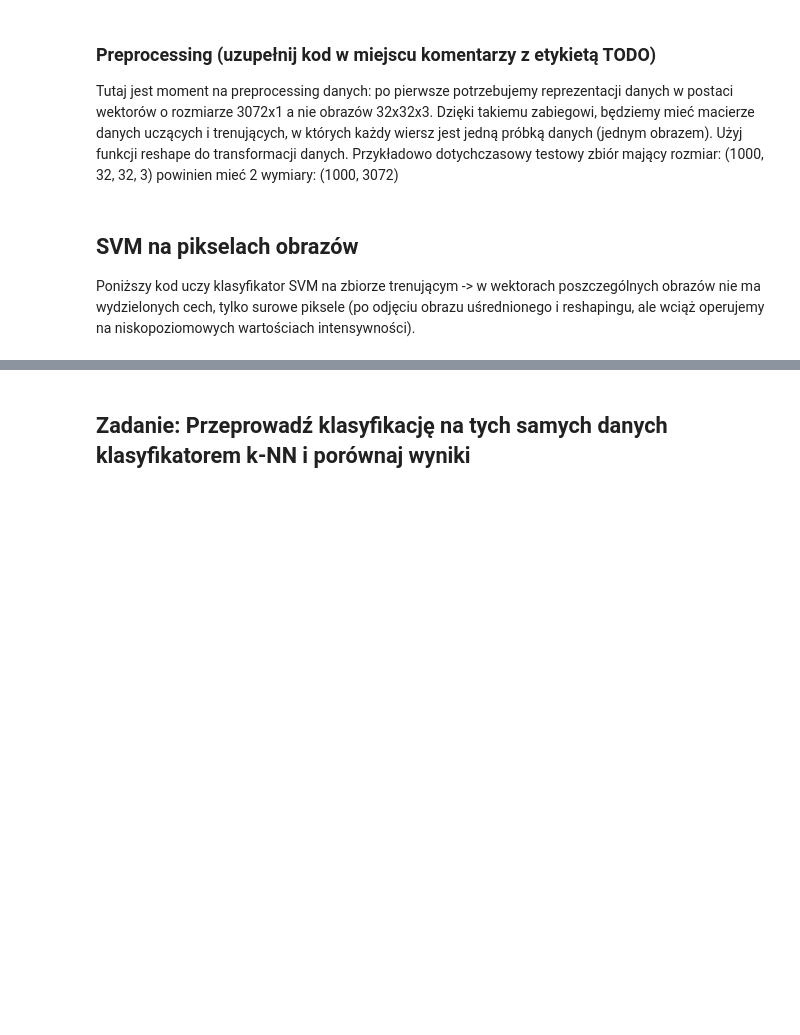
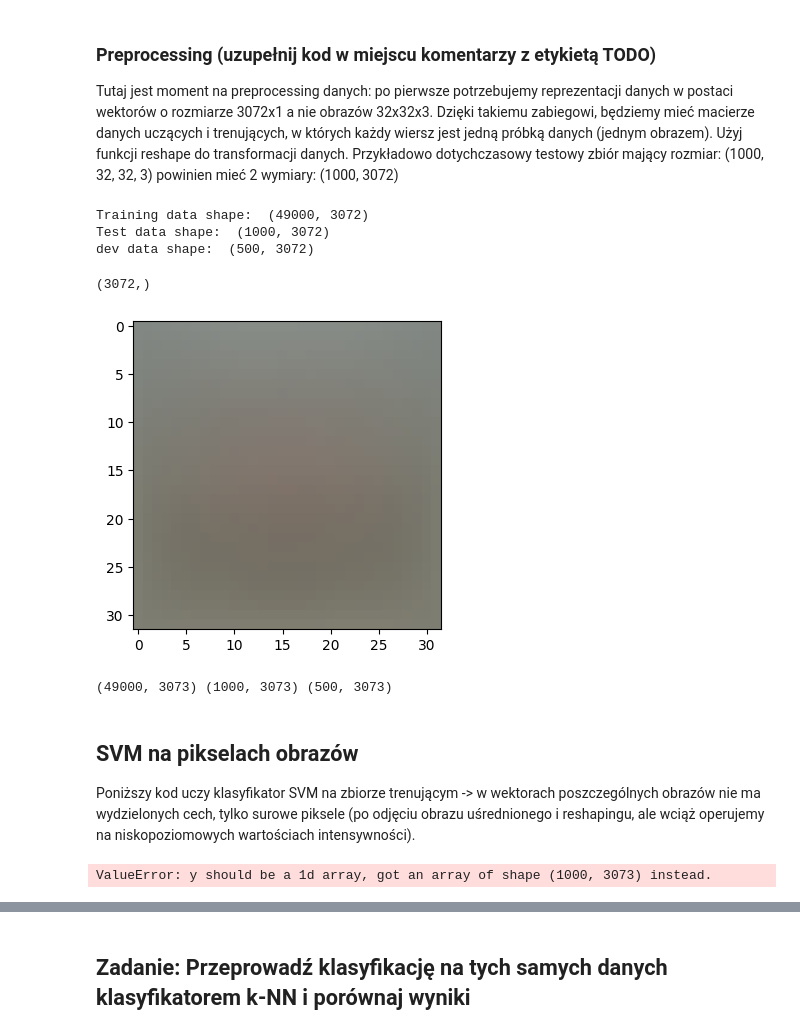
Before and after one commit to M3T1X1/UNIVERSITY, a Jupyter notebook: semester_6/image_recognition/2026_RO_lab05.ipynb, the cells around one changed output, grey strips where cells are left out. Cells and saved outputs as stored; diff of their text form; code cells hidden in the pictures; blank space fills up the shorter version.

Commit message:
image rec ex done

```diff
--- a/semester_6/image_recognition/2026_RO_lab05.ipynb
+++ b/semester_6/image_recognition/2026_RO_lab05.ipynb
@@ -88,15 +82,9 @@ cifar-10-batches-py/data_batch_1
 ### Wczytanie danych
 # %%
 # Wczytaj dane:
-cifar10_dir = 'cifar-10/cifar-10-batches-py'
+cifar10_dir = 'cifar-10-batches-py/'
 
 # jeśli dane były wczytane wcześniej, usuń zmienne:
-try:
-   del X_train, y_train
-   del X_test, y_test
-   print('Clear previously loaded data.')
-except:
-   pass
 
 X_train, y_train, X_test, y_test = load_CIFAR10(cifar10_dir)
 
@@ -162,34 +150,43 @@ Test labels shape:  (1000,)
 Tutaj jest moment na preprocessing danych: po pierwsze potrzebujemy reprezentacji danych w postaci wektorów o rozmiarze 3072x1 a nie obrazów 32x32x3. Dzięki takiemu zabiegowi, będziemy mieć macierze danych uczących i trenujących, w których każdy wiersz jest jedną próbką danych (jednym obrazem). Użyj funkcji reshape do transformacji danych. Przykładowo dotychczasowy testowy zbiór mający rozmiar: (1000, 32, 32, 3) powinien mieć 2 wymiary: (1000, 3072)
 # %%
 # TODO: tutaj wykonaj reshaping
-X_train =
-X_test =
-X_dev =
+
+X_train = X_train.reshape(X_train.shape[0], -1)
+X_test = X_test.reshape(X_test.shape[0], -1)
+X_dev = X_dev.reshape(X_dev.shape[0], -1)
 
 # Wypisz rozmiary danych:
 print('Training data shape: ', X_train.shape)
 print('Test data shape: ', X_test.shape)
 print('dev data shape: ', X_dev.shape)
+# %% [output]
+Training data shape:  (49000, 3072)
+Test data shape:  (1000, 3072)
+dev data shape:  (500, 3072)
 # %%
 # TODO: oblicz uśredniony obraz
-mean_image =
+mean_image = np.mean(X_train, axis=0)
 print(mean_image.shape)
 # wyswietl uśredniony obraz:
 plt.figure(figsize=(4,4))
 plt.imshow(mean_image.reshape((32,32,3)).astype('uint8')) # visualize the mean image
 plt.show()
 
 # TODO: odejmij uśredniony obraz od wszystkich zbiorów (trenujący, testowy, dev)
-X_train =
-X_test =
-X_dev =
+X_train -= mean_image
+X_test -= mean_image
+X_dev -= mean_image
 
 # tzw. bias trick, nie zmieniamy
 X_train = np.hstack([X_train, np.ones((X_train.shape[0], 1))])
 X_test = np.hstack([X_test, np.ones((X_test.shape[0], 1))])
 X_dev = np.hstack([X_dev, np.ones((X_dev.shape[0], 1))])
 
 print(X_train.shape, X_test.shape, X_dev.shape)
+# %% [output]
+(3072,)
+[figure, added]
+(49000, 3073) (1000, 3073) (500, 3073)
 # %% [markdown]
 ## SVM na pikselach obrazów
 
@@ -200,10 +197,12 @@ from sklearn.metrics import accuracy_score, classification_report
 
 # Tworzymy klasyfikator SVM z optymalizatorem stochastic gradient descent
 # TODO: Zastosuj SGDClassifier z scikit-learn
-SGDC =
+SGDC = SGDClassifier()
 
 # UWAGA: najpierw wykonaj uczenie na zbiorze dev i sprawdź czy wszystko działa!
 SGDC.fit(X_train, y_train)
+# %% [output]
+ValueError: y should be a 1d array, got an array of shape (1000, 3073) instead.
 # %%
 # ewaluacja na zbiorze testowym
 y_test_SGDC_model = SGDC.predict(X_test)
```
Also changed, not shown: parts of 18 cells of this notebook, 1 other file.
